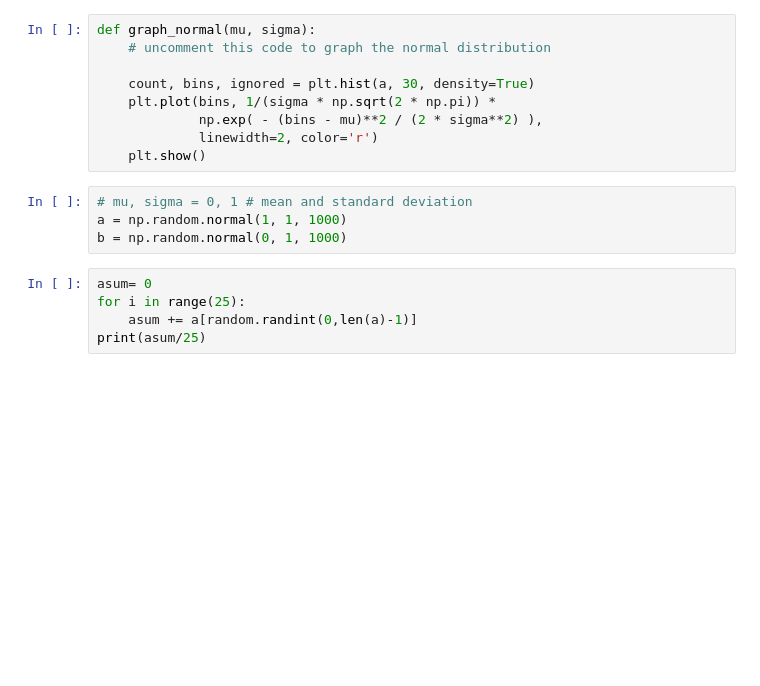
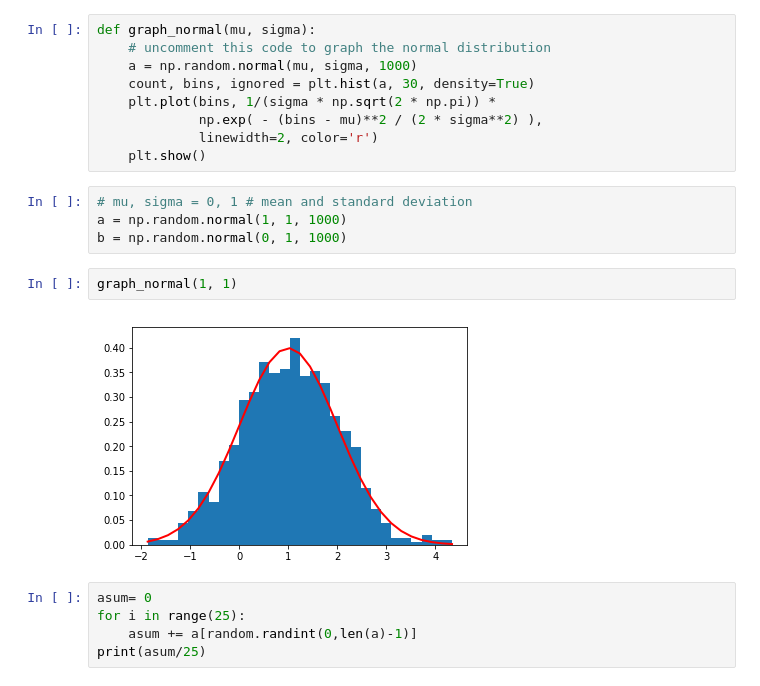
Before and after one commit to pkarnati2004/6.804-Final, a Jupyter notebook: model.ipynb, the cells around one changed output. Drawn from its saved outputs; the diff is of its cells as text; blank space fills up the shorter version.

```diff
--- a/model.ipynb
+++ b/model.ipynb
@@ -57,7 +57,7 @@ for i in range(4):
 # %%
 def graph_normal(mu, sigma):
     # uncomment this code to graph the normal distribution
-
+    a = np.random.normal(mu, sigma, 1000)
     count, bins, ignored = plt.hist(a, 30, density=True)
     plt.plot(bins, 1/(sigma * np.sqrt(2 * np.pi)) *
              np.exp( - (bins - mu)**2 / (2 * sigma**2) ),
@@ -67,6 +67,10 @@ def graph_normal(mu, sigma):
 # mu, sigma = 0, 1 # mean and standard deviation
 a = np.random.normal(1, 1, 1000)
 b = np.random.normal(0, 1, 1000)
+# %%
+graph_normal(1, 1)
+# %% [output]
+[figure, added]
 # %%
 asum= 0
 for i in range(25):
```
Also changed, not shown: parts of 4 cells of this notebook.
